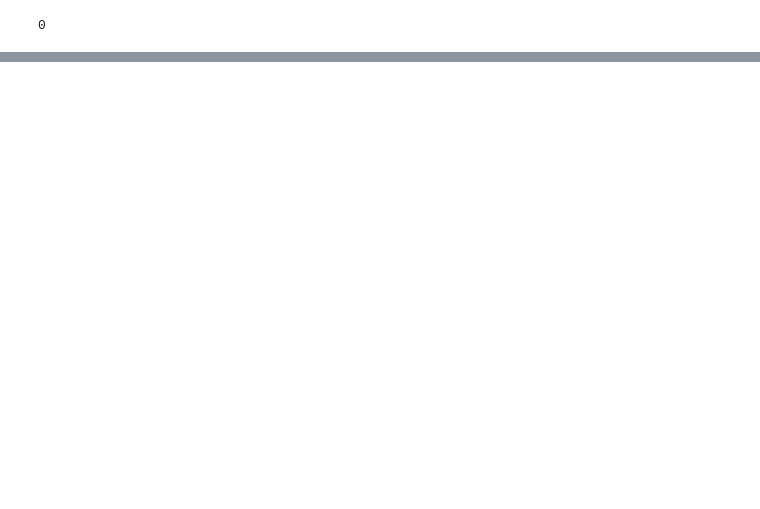
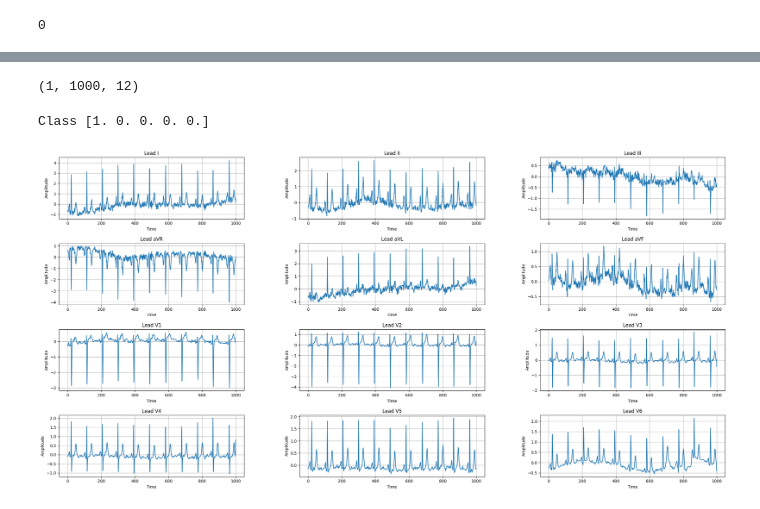
Before and after one commit to AlexTran1703/ecg-ptb-xl, a Jupyter notebook: source/ptb_xl_examine_draft.ipynb, the cells around one changed output, grey strips where cells are left out. Saved outputs shown, nothing was run; the diff lists cells and outputs as text; code cells hidden in the pictures; blank space fills up the shorter version.

```diff
--- a/source/ptb_xl_examine_draft.ipynb
+++ b/source/ptb_xl_examine_draft.ipynb
@@ -22 +23,8 @@ from collections import Counter
+# %%
+def normalize_data_z_score(data: np.ndarray) -> np.ndarray:
+    num_samples, sample_length, num_channels = data.shape
+    data_reshaped = data.reshape(-1, num_channels)
+    scaler = StandardScaler()
+    data_normalized = scaler.fit_transform(data_reshaped)
+    return data_normalized.reshape(num_samples, sample_length, num_channels)
 # %%
@@ -438,0 +101,4 @@ Epoch 10/10 - Train Loss: 0.3750, Val Loss: 0.5091
+# %%
+print(X_train[0:1].shape)
+# %% [output]
+(1, 1000, 12)
@@ -438,0 +170,33 @@ Epoch 10/10 - Train Loss: 0.3750, Val Loss: 0.5091
+# %%
+def plot_ecg_12_leads(data_plot, data_label=['NORM']):
+    plt.figure(figsize=(24,12))
+    print(f"Class {data_label}")
+    ecg_leads = {
+        0: "I",
+        1: "II",
+        2: "III",
+        3: "aVR",
+        4: "aVL",
+        5: "aVF",
+        6: "V1",
+        7: "V2",
+        8: "V3",
+        9: "V4",
+        10: "V5",
+        11: "V6"
+    }
+    for i in range(12):
+        plt.subplot(4,3,i+1)
+        plt.plot(data_plot[:, i])
+        plt.title(f"Lead {ecg_leads[i]}")
+        plt.xlabel("Time")
+        plt.ylabel("Amplitude")
+        plt.grid(True)
+    plt.tight_layout()
+    plt.subplots_adjust(hspace=0.4, wspace=0.3)
+    plt.show()
+# %%
+plot_ecg_12_leads(X_train[0,:,:], y_train[1])
+# %% [output]
+Class [1. 0. 0. 0. 0.]
+[figure, added]
```
Also changed, not shown: parts of 12 cells of this notebook, 7 other files.
